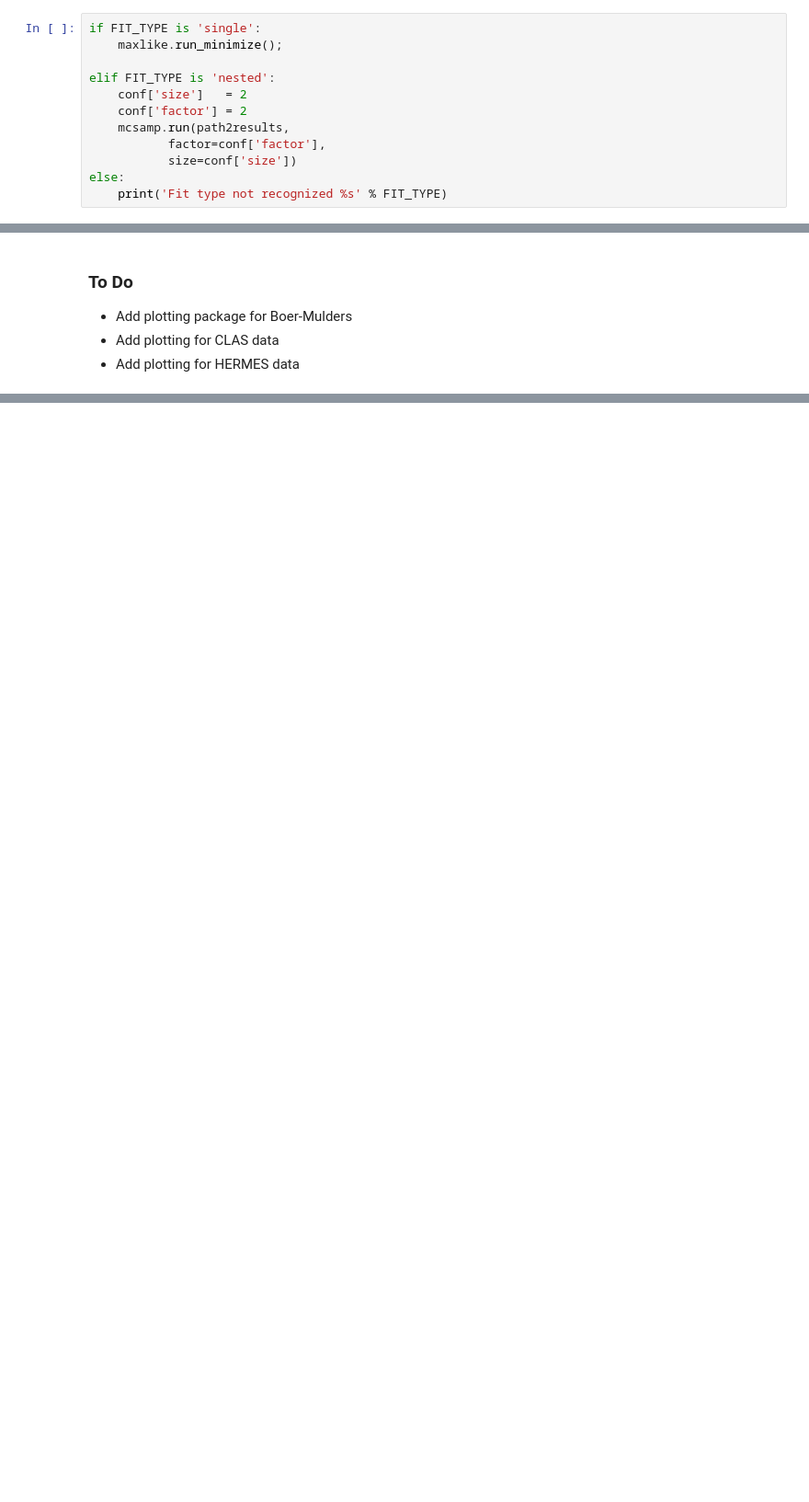
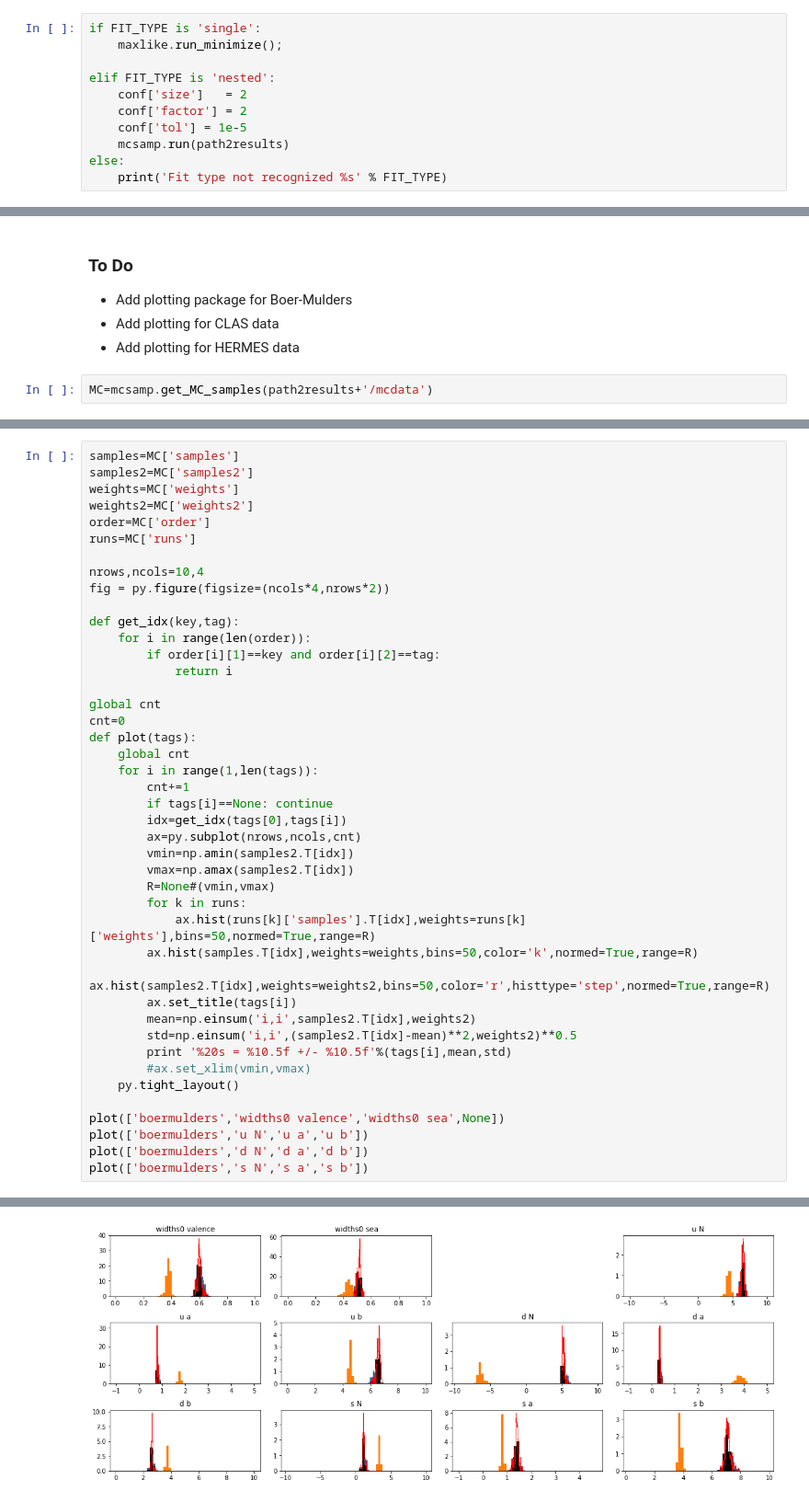
Before and after one commit to zack0179/transfer, a Jupyter notebook: fitlab/notebooks/boermulders-clas.ipynb, the cells around one changed output, grey strips where cells are left out. Shown at 92% size. Cells and saved outputs as stored; diff of their text form; blank space fills up the shorter version.

```diff
--- a/fitlab/notebooks/boermulders-clas.ipynb
+++ b/fitlab/notebooks/boermulders-clas.ipynb
@@ -205,9 +206,8 @@ if FIT_TYPE is 'single':
 elif FIT_TYPE is 'nested':
     conf['size']   = 2
     conf['factor'] = 2
-    mcsamp.run(path2results,
-           factor=conf['factor'],
-           size=conf['size'])
+    conf['tol'] = 1e-5
+    mcsamp.run(path2results)
 else:
     print('Fit type not recognized %s' % FIT_TYPE)
 # %% [output]
@@ -259,3 +217,5 @@ LinAlgError: Singular matrix
 - Add plotting package for Boer-Mulders
 - Add plotting for CLAS data
 - Add plotting for HERMES data
+# %%
+MC=mcsamp.get_MC_samples(path2results+'/mcdata')
@@ -261,0 +232,44 @@ LinAlgError: Singular matrix
+# %%
+samples=MC['samples']
+samples2=MC['samples2']
+weights=MC['weights']
+weights2=MC['weights2']
+order=MC['order']
+runs=MC['runs']
+
+nrows,ncols=10,4
+fig = py.figure(figsize=(ncols*4,nrows*2))
+
+def get_idx(key,tag):
+    for i in range(len(order)):
+        if order[i][1]==key and order[i][2]==tag:
+            return i
+
+global cnt
+cnt=0
+def plot(tags):
+    global cnt
+    for i in range(1,len(tags)):
+        cnt+=1
+        if tags[i]==None: continue
+        idx=get_idx(tags[0],tags[i])
+        ax=py.subplot(nrows,ncols,cnt)
+        vmin=np.amin(samples2.T[idx])
+        vmax=np.amax(samples2.T[idx])
+        R=None#(vmin,vmax)
+        for k in runs:
+            ax.hist(runs[k]['samples'].T[idx],weights=runs[k]['weights'],bins=50,normed=True,range=R)
+        ax.hist(samples.T[idx],weights=weights,bins=50,color='k',normed=True,range=R)
+        ax.hist(samples2.T[idx],weights=weights2,bins=50,color='r',histtype='step',normed=True,range=R)
+        ax.set_title(tags[i])
+        mean=np.einsum('i,i',samples2.T[idx],weights2)
+        std=np.einsum('i,i',(samples2.T[idx]-mean)**2,weights2)**0.5
+        print '%20s = %10.5f +/- %10.5f'%(tags[i],mean,std)
+        #ax.set_xlim(vmin,vmax)
+    py.tight_layout()
+
+plot(['boermulders','widths0 valence','widths0 sea',None])
+plot(['boermulders','u N','u a','u b'])
+plot(['boermulders','d N','d a','d b'])
+plot(['boermulders','s N','s a','s b'])
+# %% [output]
@@ -261,0 +287 @@ LinAlgError: Singular matrix
+[figure, added]
```
Also changed, not shown: parts of 6 cells of this notebook, 1 other file.
